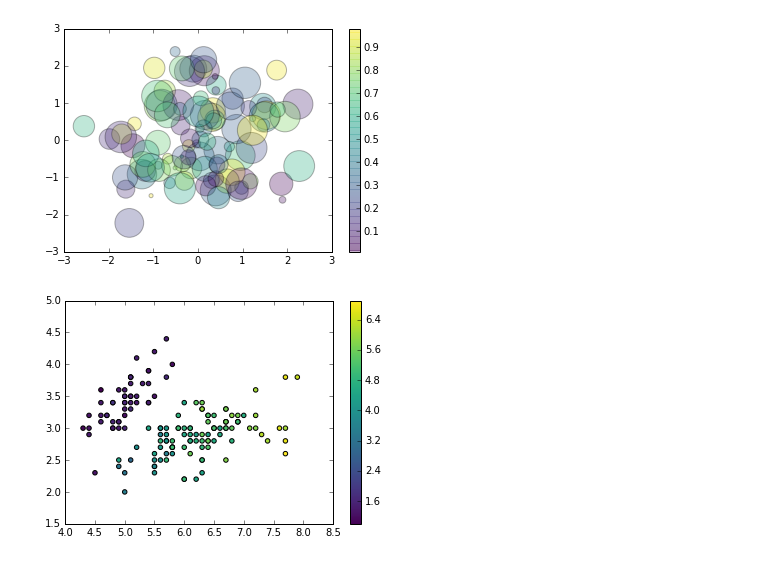
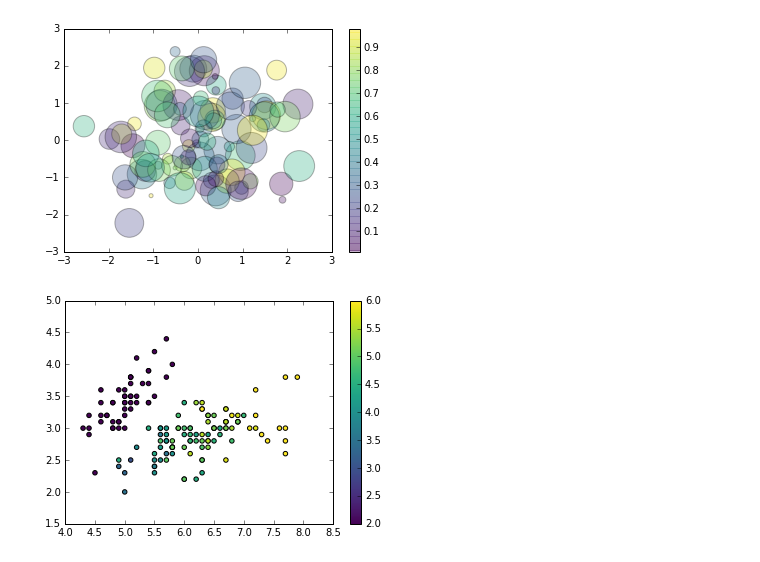
Before and after one commit to MUbarak123-56/Python-Data-Science, a Jupyter notebook: Data Visualization II.ipynb, the cells around one changed output. Saved outputs shown, nothing was run; the diff lists cells and outputs as text; code cells hidden in the pictures.

```diff
--- a/Data Visualization II.ipynb
+++ b/Data Visualization II.ipynb
@@ -327,6 +327,7 @@ plt.colorbar();  # show color scale
 [figure]
 # %%
 plt.scatter(data = iris, x = 'sepal_length', y = 'sepal_width', c = 'petal_length', cmap = 'viridis') ## aesthethics with continuous
-plt.colorbar();
+plt.colorbar()
+plt.clim(2,6);
 # %% [output]
-[figure, old version]
+[figure, new version]
```
Also changed, not shown: parts of 4 cells of this notebook.
